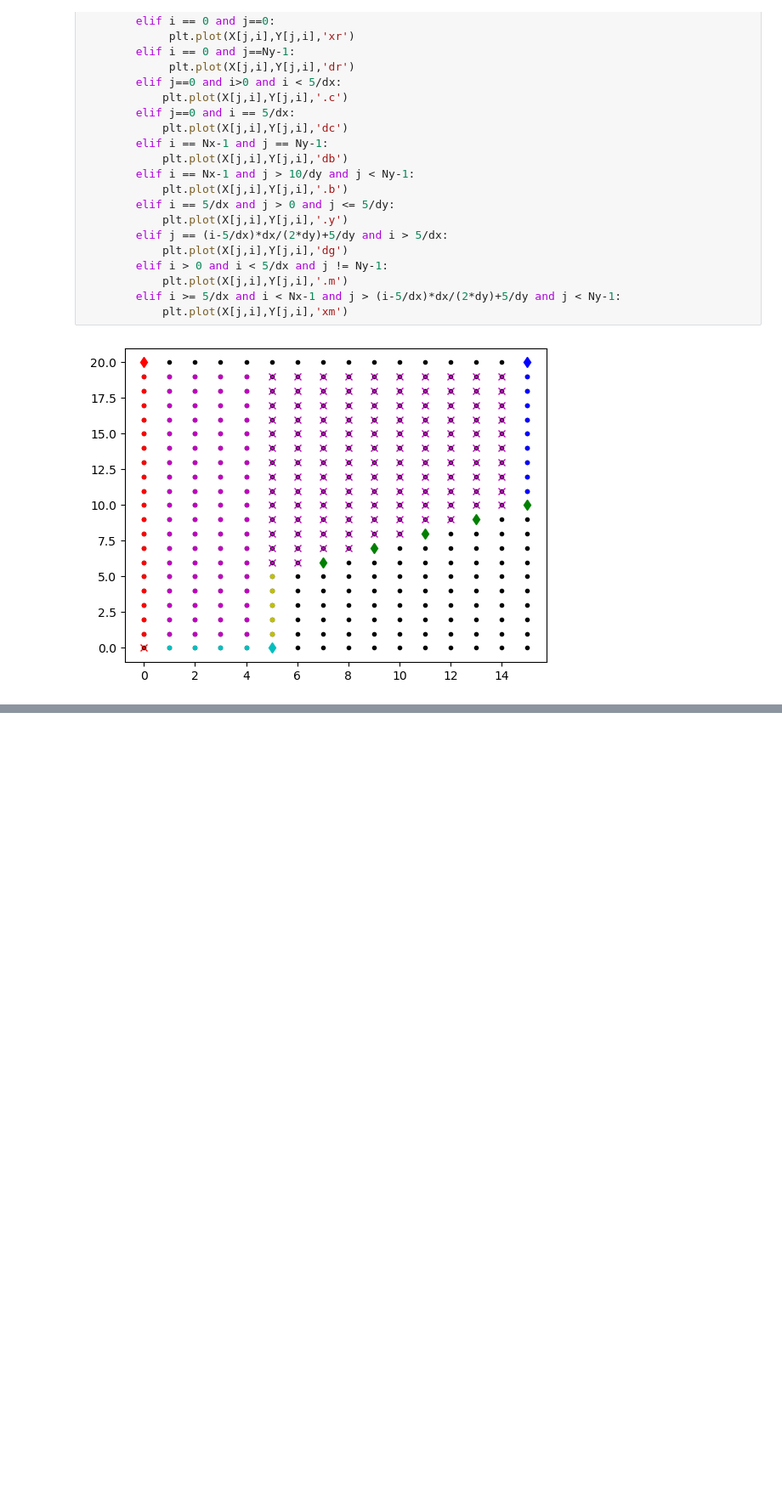
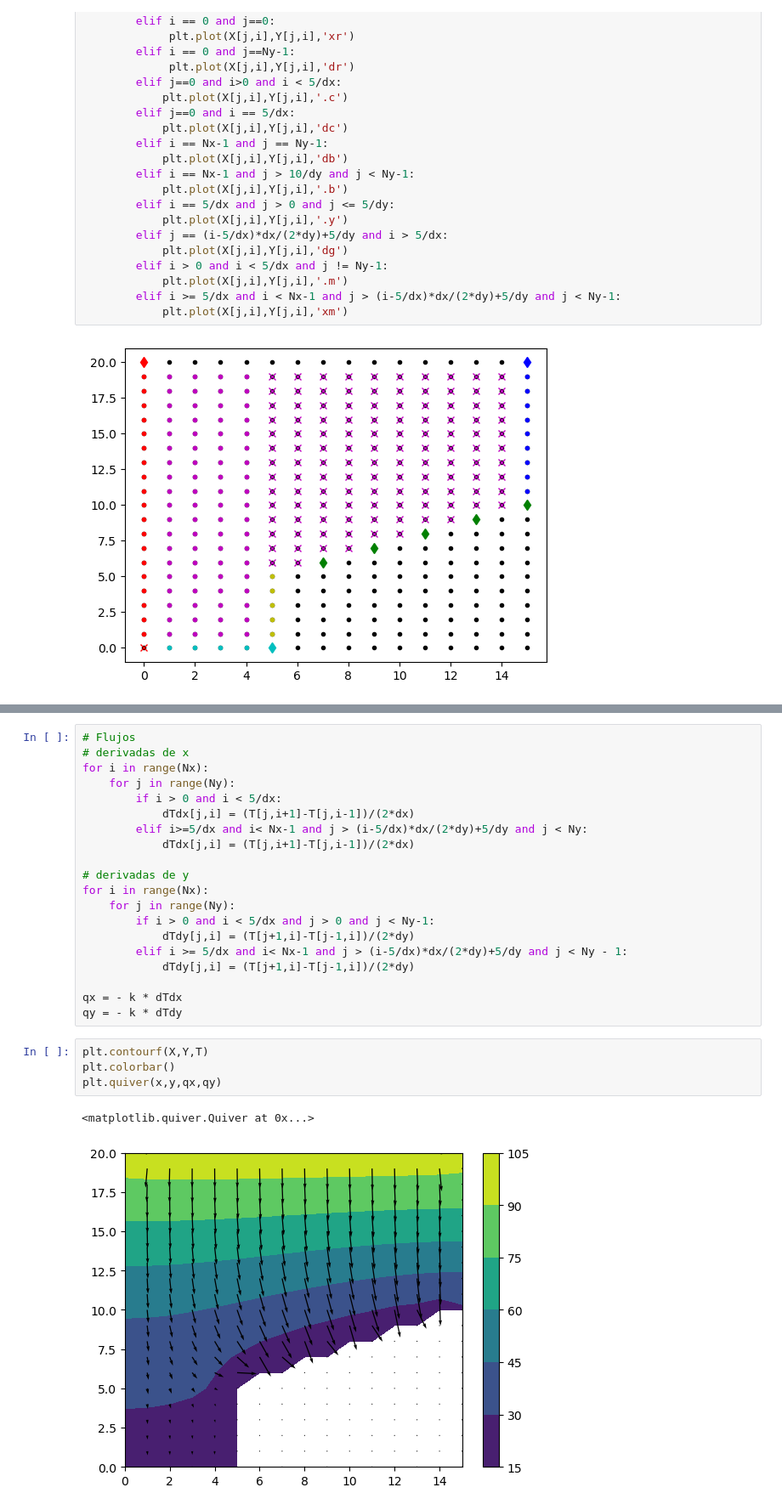
Before and after one commit to cjuarezramos/MMS022025, a Jupyter notebook: ejemplo1106_condicionesneumann.ipynb, the cells around one changed output, grey strips where cells are left out. Shown at 85% size. Cells and saved outputs as stored; diff of their text form; blank space fills up the shorter version.

```diff
--- a/ejemplo1106_condicionesneumann.ipynb
+++ b/ejemplo1106_condicionesneumann.ipynb
@@ -49,0 +140,27 @@ Nx
+# %%
+# Flujos
+# derivadas de x
+for i in range(Nx):
+    for j in range(Ny):
+        if i > 0 and i < 5/dx:
+            dTdx[j,i] = (T[j,i+1]-T[j,i-1])/(2*dx)
+        elif i>=5/dx and i< Nx-1 and j > (i-5/dx)*dx/(2*dy)+5/dy and j < Ny:
+            dTdx[j,i] = (T[j,i+1]-T[j,i-1])/(2*dx)
+
+# derivadas de y
+for i in range(Nx):
+    for j in range(Ny):
+        if i > 0 and i < 5/dx and j > 0 and j < Ny-1:
+            dTdy[j,i] = (T[j+1,i]-T[j-1,i])/(2*dy)
+        elif i >= 5/dx and i< Nx-1 and j > (i-5/dx)*dx/(2*dy)+5/dy and j < Ny - 1:
+            dTdy[j,i] = (T[j+1,i]-T[j-1,i])/(2*dy)
+
+qx = - k * dTdx
+qy = - k * dTdy
+# %%
+plt.contourf(X,Y,T)
+plt.colorbar()
+plt.quiver(x,y,qx,qy)
+# %% [output]
+<matplotlib.quiver.Quiver at 0x...>
+[figure, added]
```
Also changed, not shown: parts of 5 cells of this notebook, 1 other file.
